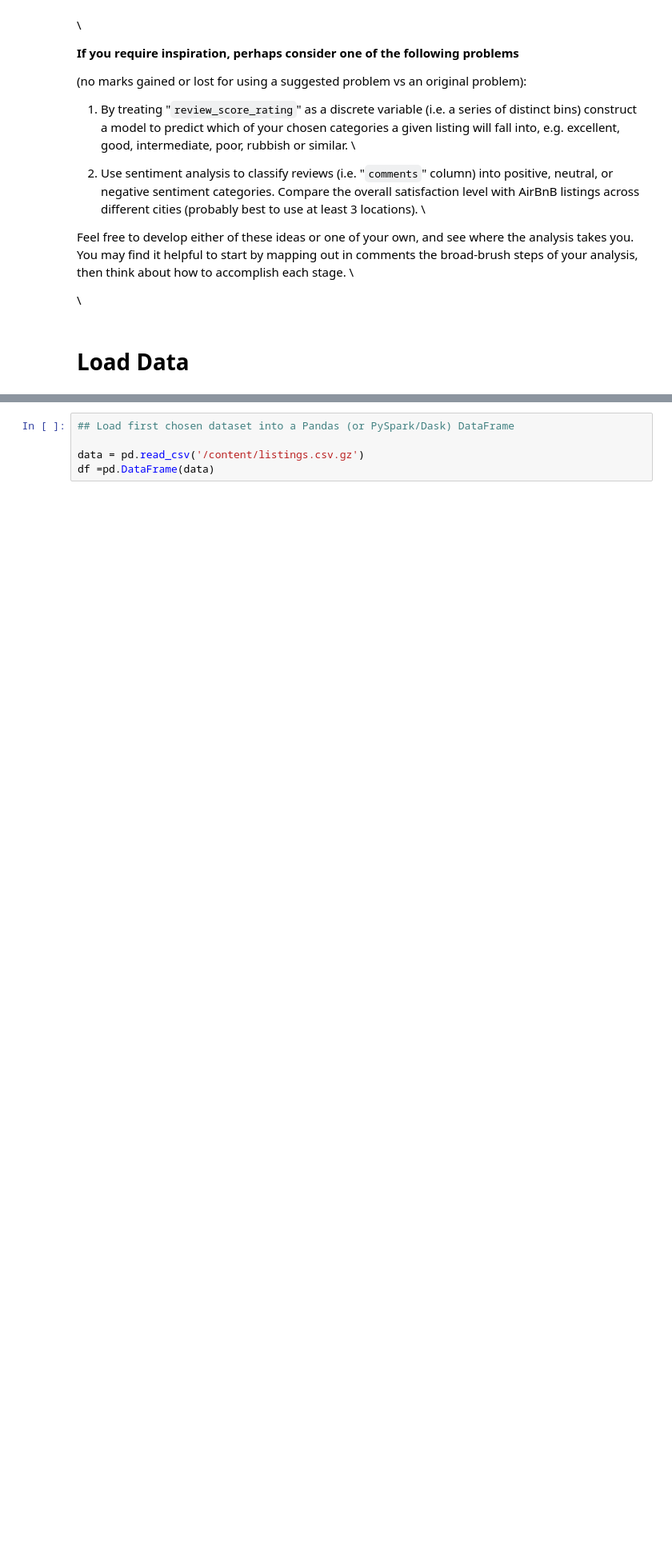
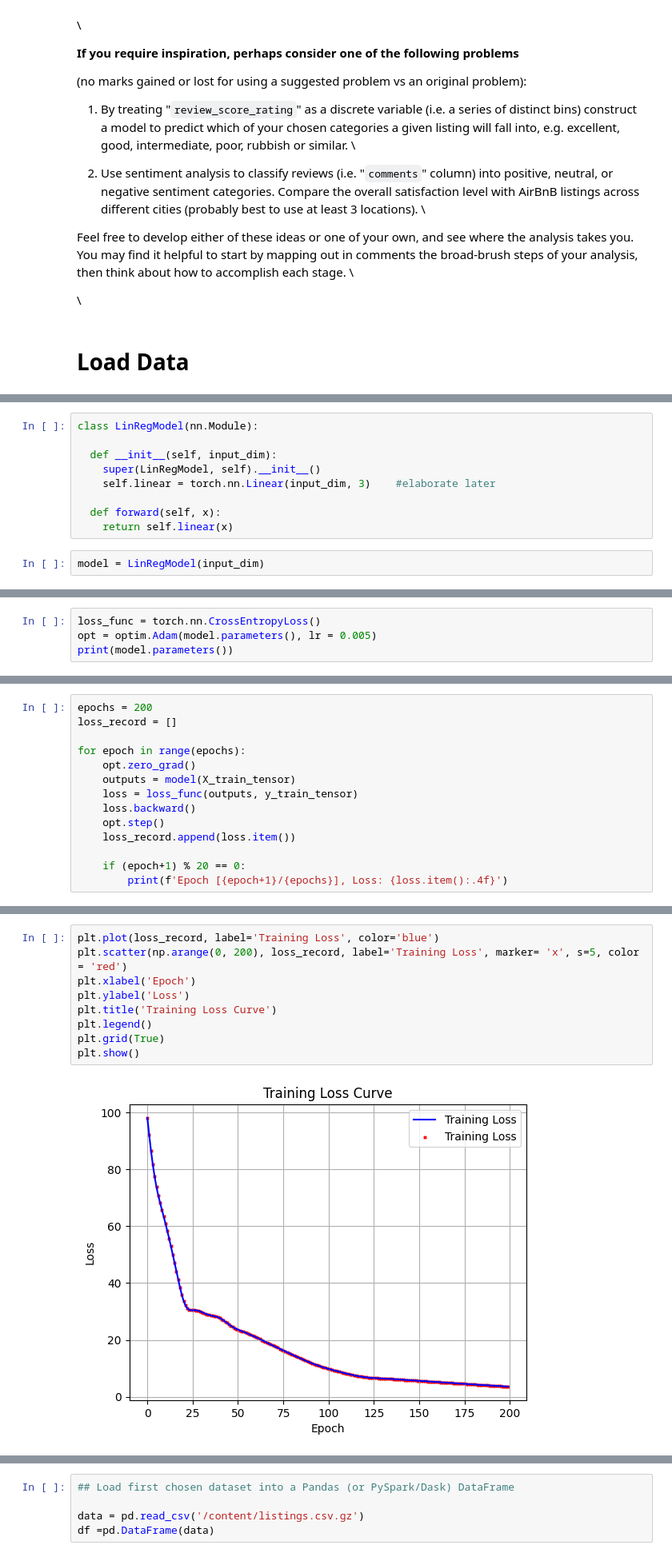
Before and after one commit to carn51/Assignment-1, a Jupyter notebook: 2026_DSLab2_a3(3).ipynb, the cells around one changed output, grey strips where cells are left out. Shown at 80% size. Saved outputs shown, nothing was run; the diff lists cells and outputs as text; blank space fills up the shorter version.

```diff
--- a/2026_DSLab2_a3(3).ipynb
+++ b/2026_DSLab2_a3(3).ipynb
@@ -83,0 +219,11 @@ Feel free to develop either of these ideas or one of your own, and see where the
+# %%
+class LinRegModel(nn.Module):
+
+  def __init__(self, input_dim):
+    super(LinRegModel, self).__init__()
+    self.linear = torch.nn.Linear(input_dim, 3)    #elaborate later
+
+  def forward(self, x):
+    return self.linear(x)
+# %%
+model = LinRegModel(input_dim)
@@ -83,0 +232,4 @@ Feel free to develop either of these ideas or one of your own, and see where the
+# %%
+loss_func = torch.nn.CrossEntropyLoss()
+opt = optim.Adam(model.parameters(), lr = 0.005)
+print(model.parameters())
@@ -83,0 +240,14 @@ Feel free to develop either of these ideas or one of your own, and see where the
+# %%
+epochs = 200
+loss_record = []
+
+for epoch in range(epochs):
+    opt.zero_grad()
+    outputs = model(X_train_tensor)
+    loss = loss_func(outputs, y_train_tensor)
+    loss.backward()
+    opt.step()
+    loss_record.append(loss.item())
+
+    if (epoch+1) % 20 == 0:
+        print(f'Epoch [{epoch+1}/{epochs}], Loss: {loss.item():.4f}')
@@ -83,0 +272,11 @@ Feel free to develop either of these ideas or one of your own, and see where the
+# %%
+plt.plot(loss_record, label='Training Loss', color='blue')
+plt.scatter(np.arange(0, 200), loss_record, label='Training Loss', marker= 'x', s=5, color = 'red')
+plt.xlabel('Epoch')
+plt.ylabel('Loss')
+plt.title('Training Loss Curve')
+plt.legend()
+plt.grid(True)
+plt.show()
+# %% [output]
+[figure, added]
```
Also changed, not shown: parts of 61 cells of this notebook.
